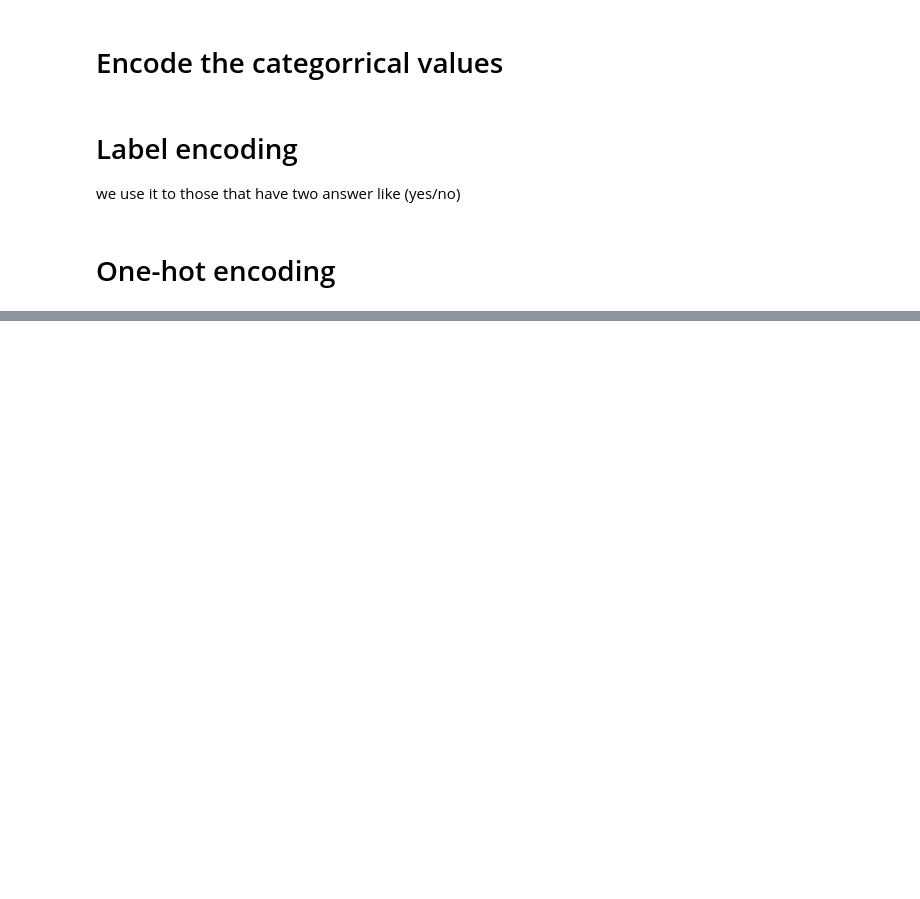
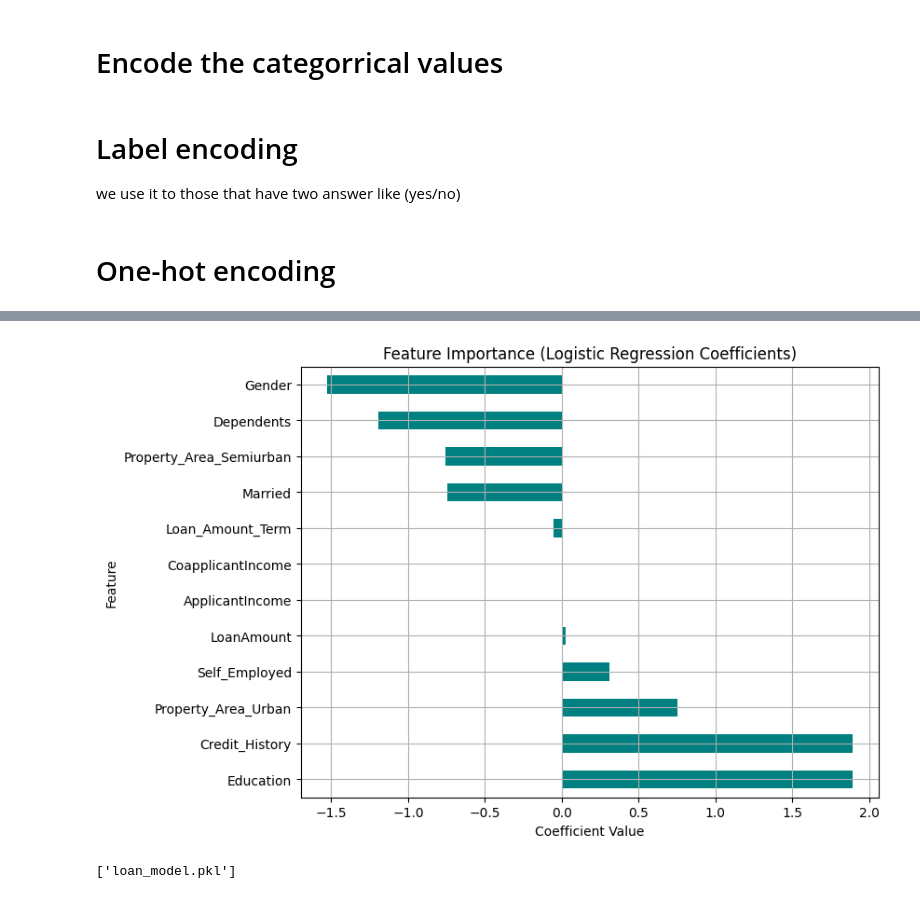
Before and after one commit to Mainabryan/loan-approval-prediction-logistic-regressio, a Jupyter notebook: Loan_Approval_predictor(logistic_regression).ipynb, the cells around one changed output, grey strips where cells are left out. Cells and saved outputs as stored; diff of their text form; code cells hidden in the pictures; blank space fills up the shorter version.

```diff
--- a/Loan_Approval_predictor(logistic_regression).ipynb
+++ b/Loan_Approval_predictor(logistic_regression).ipynb
@@ -199,0 +169,2 @@ Index(['Loan_ID', 'Gender', 'Married', 'Dependents', 'Education',
+# %%
+data = pd.get_dummies(data, columns=['Property_Area'], drop_first=True)
@@ -199,0 +289,20 @@ Index(['Loan_ID', 'Gender', 'Married', 'Dependents', 'Education',
+# %%
+import numpy as np
+feature_importance = pd.Series(model.coef_[0], index=X.columns)
+feature_importance = feature_importance.sort_values(ascending=False)
+
+feature_importance.plot(kind='barh', figsize=(8,6), color='teal')
+plt.title("Feature Importance (Logistic Regression Coefficients)")
+plt.xlabel("Coefficient Value")
+plt.ylabel("Feature")
+plt.grid(True)
+plt.show()
+# %% [output]
+[figure, added]
+# %%
+import joblib
+
+# Save the model
+joblib.dump(model, 'loan_model.pkl')
+# %% [output]
+['loan_model.pkl']
```
Also changed, not shown: parts of 23 cells of this notebook.
